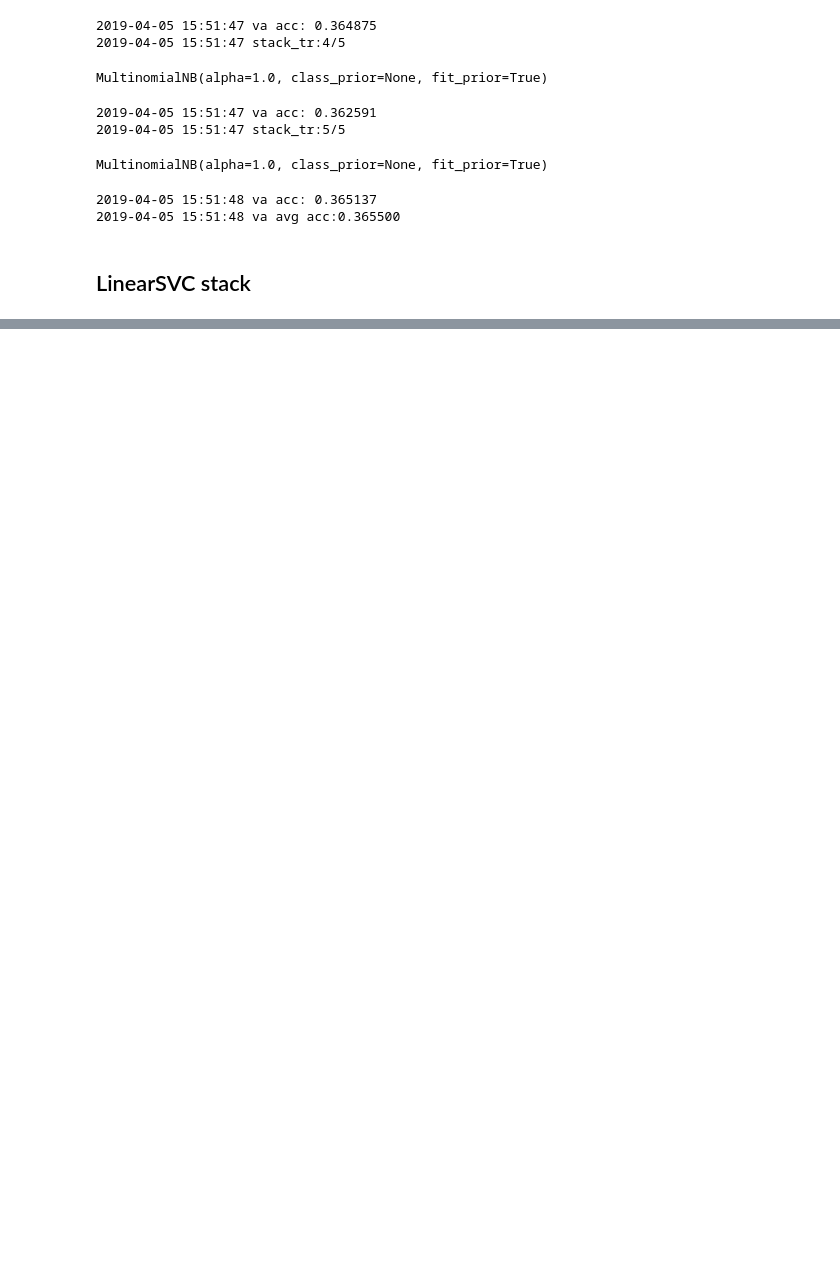
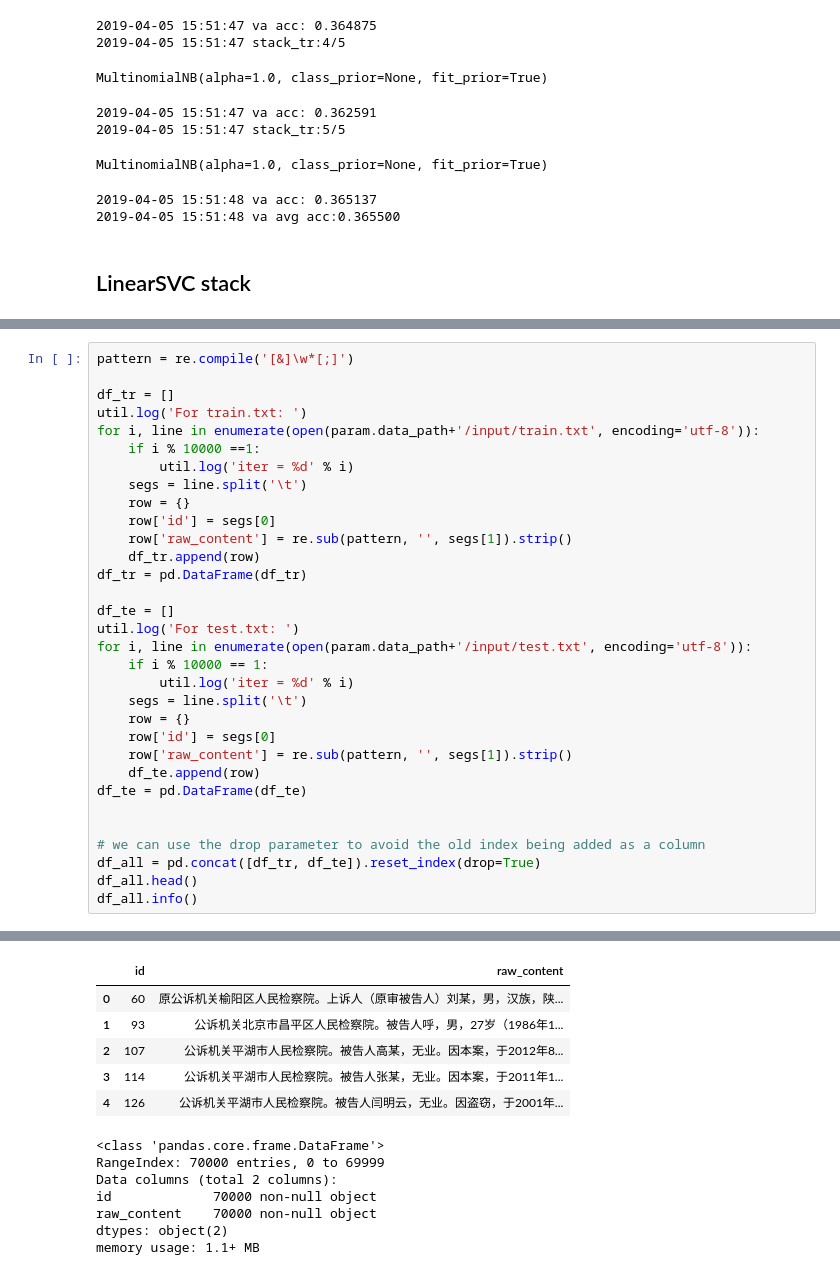
Before and after one commit to cuijiekun/AIjudge, a Jupyter notebook: src/ai_judge.ipynb, the cells around one changed output, grey strips where cells are left out. Cells and saved outputs as stored; diff of their text form; blank space fills up the shorter version.

```diff
--- a/src/ai_judge.ipynb
+++ b/src/ai_judge.ipynb
@@ -427,0 +436,33 @@ MultinomialNB(alpha=1.0, class_prior=None, fit_prior=True)
+# %%
+pattern = re.compile('[&]\w*[;]')
+
+df_tr = []
+util.log('For train.txt: ')
+for i, line in enumerate(open(param.data_path+'/input/train.txt', encoding='utf-8')):
+    if i % 10000 ==1:
+        util.log('iter = %d' % i)
+    segs = line.split('\t')
+    row = {}
+    row['id'] = segs[0]
+    row['raw_content'] = re.sub(pattern, '', segs[1]).strip()
+    df_tr.append(row)
+df_tr = pd.DataFrame(df_tr)
+
+df_te = []
+util.log('For test.txt: ')
+for i, line in enumerate(open(param.data_path+'/input/test.txt', encoding='utf-8')):
+    if i % 10000 == 1:
+        util.log('iter = %d' % i)
+    segs = line.split('\t')
+    row = {}
+    row['id'] = segs[0]
+    row['raw_content'] = re.sub(pattern, '', segs[1]).strip()
+    df_te.append(row)
+df_te = pd.DataFrame(df_te)
+
+
+# we can use the drop parameter to avoid the old index being added as a column
+df_all = pd.concat([df_tr, df_te]).reset_index(drop=True)
+df_all.head()
+df_all.info()
+# %% [output]
@@ -427,0 +478,13 @@ MultinomialNB(alpha=1.0, class_prior=None, fit_prior=True)
+|  | id | raw_content |
+| 0 | 60 | 原公诉机关榆阳区人民检察院。上诉人（原审被告人）刘某，男，汉族，陕... |
+| 1 | 93 | 公诉机关北京市昌平区人民检察院。被告人呼，男，27岁（1986年1... |
+| 2 | 107 | 公诉机关平湖市人民检察院。被告人高某，无业。因本案，于2012年8... |
+| 3 | 114 | 公诉机关平湖市人民检察院。被告人张某，无业。因本案，于2011年1... |
+| 4 | 126 | 公诉机关平湖市人民检察院。被告人闫明云，无业。因盗窃，于2001年... |
+<class 'pandas.core.frame.DataFrame'>
+RangeIndex: 70000 entries, 0 to 69999
+Data columns (total 2 columns):
+id             70000 non-null object
+raw_content    70000 non-null object
+dtypes: object(2)
+memory usage: 1.1+ MB
```
Also changed, not shown: parts of 8 cells of this notebook.
